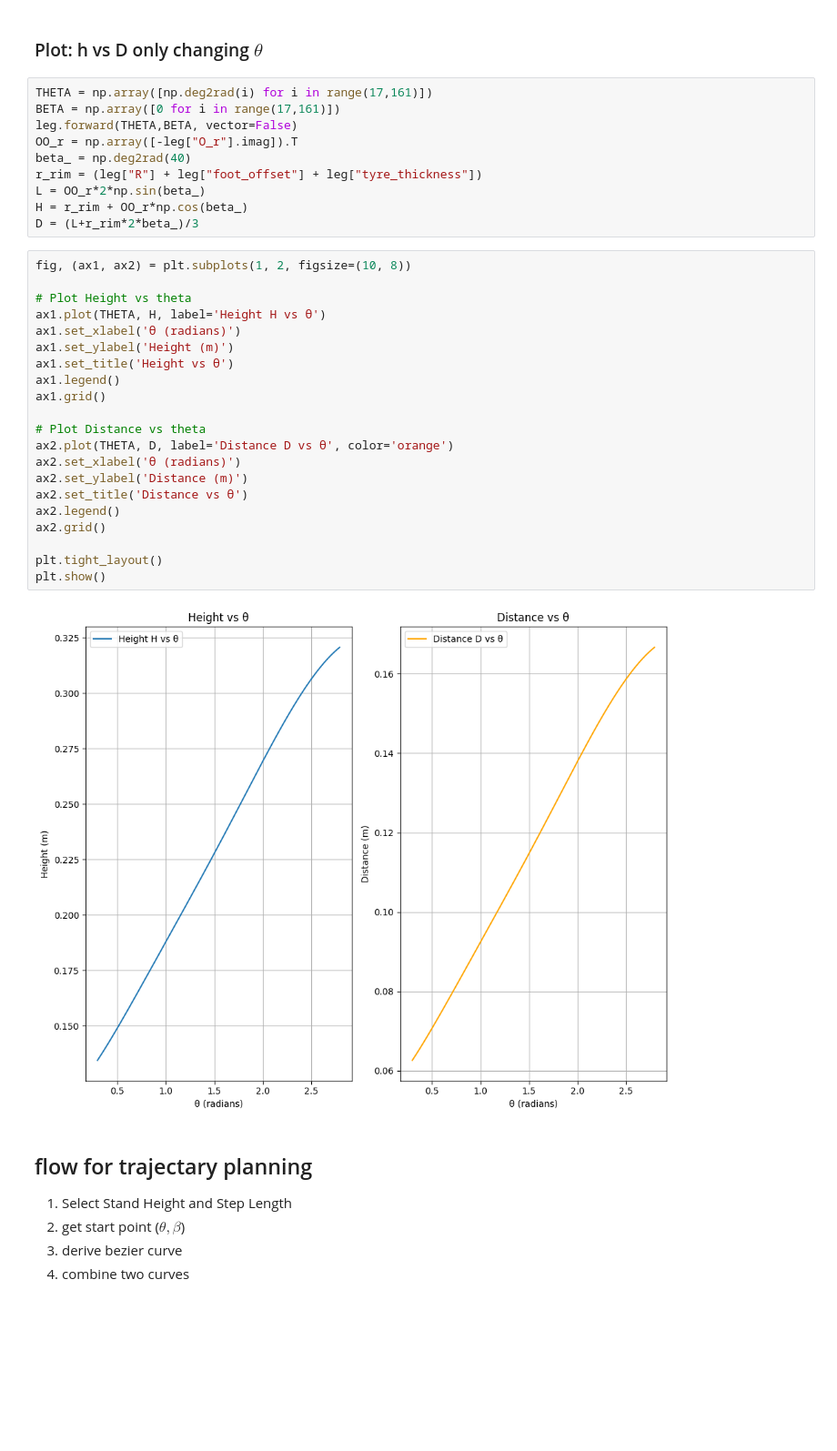
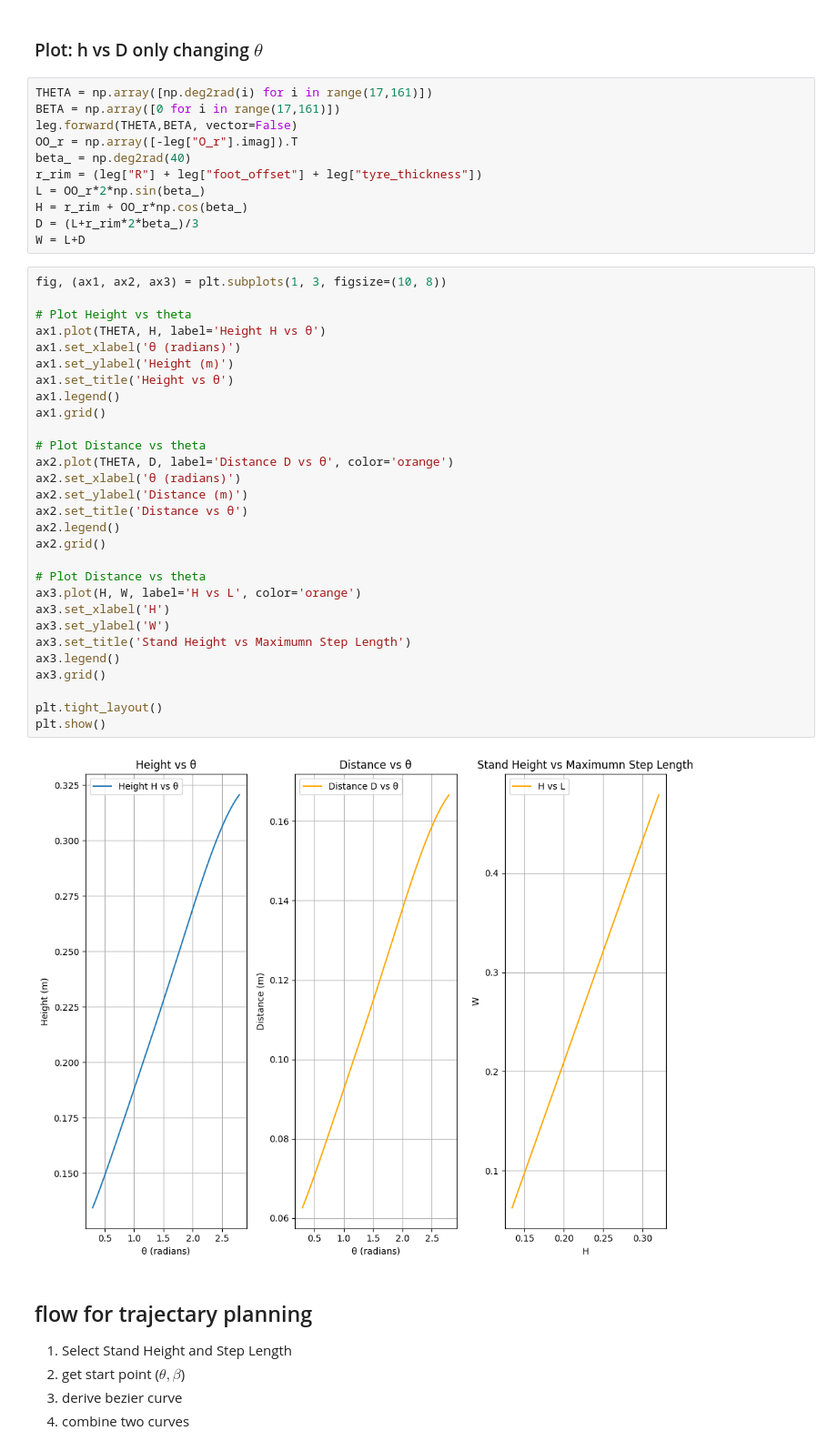
Before and after one commit to Starlee-0514/LegWheel, a Jupyter notebook: Note/Note.ipynb, the cells around one changed output. Shown at 91% size. Cells and saved outputs as stored; diff of their text form; blank space fills up the shorter version.

```diff
--- a/Note/Note.ipynb
+++ b/Note/Note.ipynb
@@ -212,29 +383,38 @@ r_rim = (leg["R"] + leg["foot_offset"] + leg["tyre_thickness"])
 L = OO_r*2*np.sin(beta_)
 H = r_rim + OO_r*np.cos(beta_)
 D = (L+r_rim*2*beta_)/3
+W = L+D
 # %%
-fig, (ax1, ax2) = plt.subplots(1, 2, figsize=(10, 8))
+fig, (ax1, ax2, ax3) = plt.subplots(1, 3, figsize=(10, 8))
 
 # Plot Height vs theta
 ax1.plot(THETA, H, label='Height H vs θ')
 ax1.set_xlabel('θ (radians)')
 ax1.set_ylabel('Height (m)')
 ax1.set_title('Height vs θ')
 ax1.legend()
 ax1.grid()
 
 # Plot Distance vs theta
 ax2.plot(THETA, D, label='Distance D vs θ', color='orange')
 ax2.set_xlabel('θ (radians)')
 ax2.set_ylabel('Distance (m)')
 ax2.set_title('Distance vs θ')
 ax2.legend()
 ax2.grid()
 
+# Plot Distance vs theta
+ax3.plot(H, W, label='H vs L', color='orange')
+ax3.set_xlabel('H')
+ax3.set_ylabel('W')
+ax3.set_title('Stand Height vs Maximumn Step Length')
+ax3.legend()
+ax3.grid()
+
 plt.tight_layout()
 plt.show()
 # %% [output]
-[figure, old version]
+[figure, new version]
 # %% [markdown]
 ## flow for trajectary planning
 1. Select Stand Height and Step Length
```
Also changed, not shown: parts of 30 cells of this notebook.
